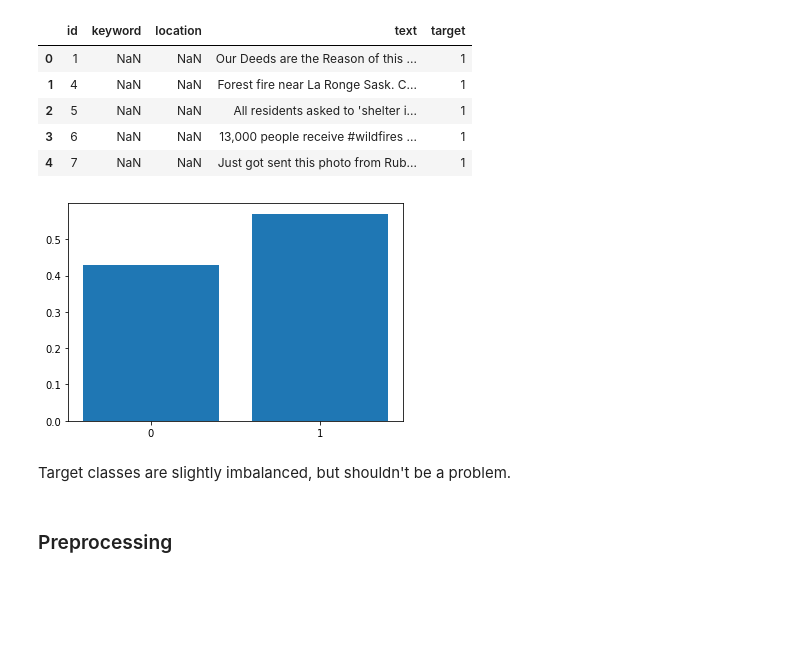
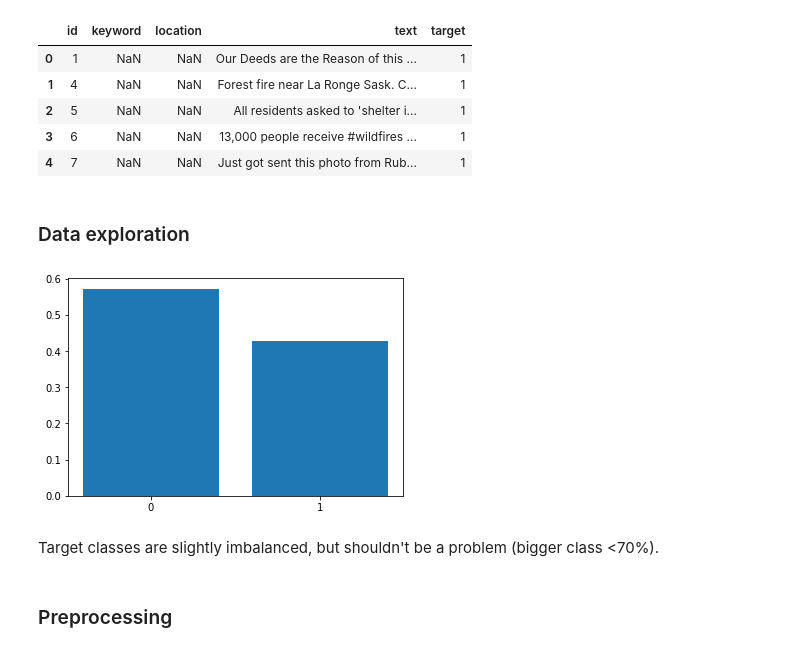
Before and after one commit to seve-26/disaster-tweets-kaggle, a Jupyter notebook: notebooks/initial-notebook.ipynb, the cells around one changed output. Drawn from its saved outputs; the diff is of its cells as text; code cells hidden in the pictures; blank space fills up the shorter version.

```diff
--- a/notebooks/initial-notebook.ipynb
+++ b/notebooks/initial-notebook.ipynb
@@ -14,14 +17,16 @@ train_df.head()
 | 2 | 5 | NaN | NaN | All residents asked to 'shelter i... | 1 |
 | 3 | 6 | NaN | NaN | 13,000 people receive #wildfires ... | 1 |
 | 4 | 7 | NaN | NaN | Just got sent this photo from Rub... | 1 |
+# %% [markdown]
+### Data exploration
 # %%
-plt.bar(train_df['target'].unique(),train_df['target'].value_counts()/len(train_df))
+plt.bar((train_df['target'].value_counts()/len(train_df)).index,train_df['target'].value_counts()/len(train_df))
 plt.xticks(ticks=train_df['target'].unique())
 plt.show()
 # %% [output]
-[figure, old version]
+[figure, new version]
 # %% [markdown]
-Target classes are slightly imbalanced, but shouldn't be a problem.
+Target classes are slightly imbalanced, but shouldn't be a problem (bigger class <70%).
 # %% [markdown]
 ### Preprocessing
 # %% [markdown]
```
Also changed, not shown: parts of 34 cells of this notebook.
